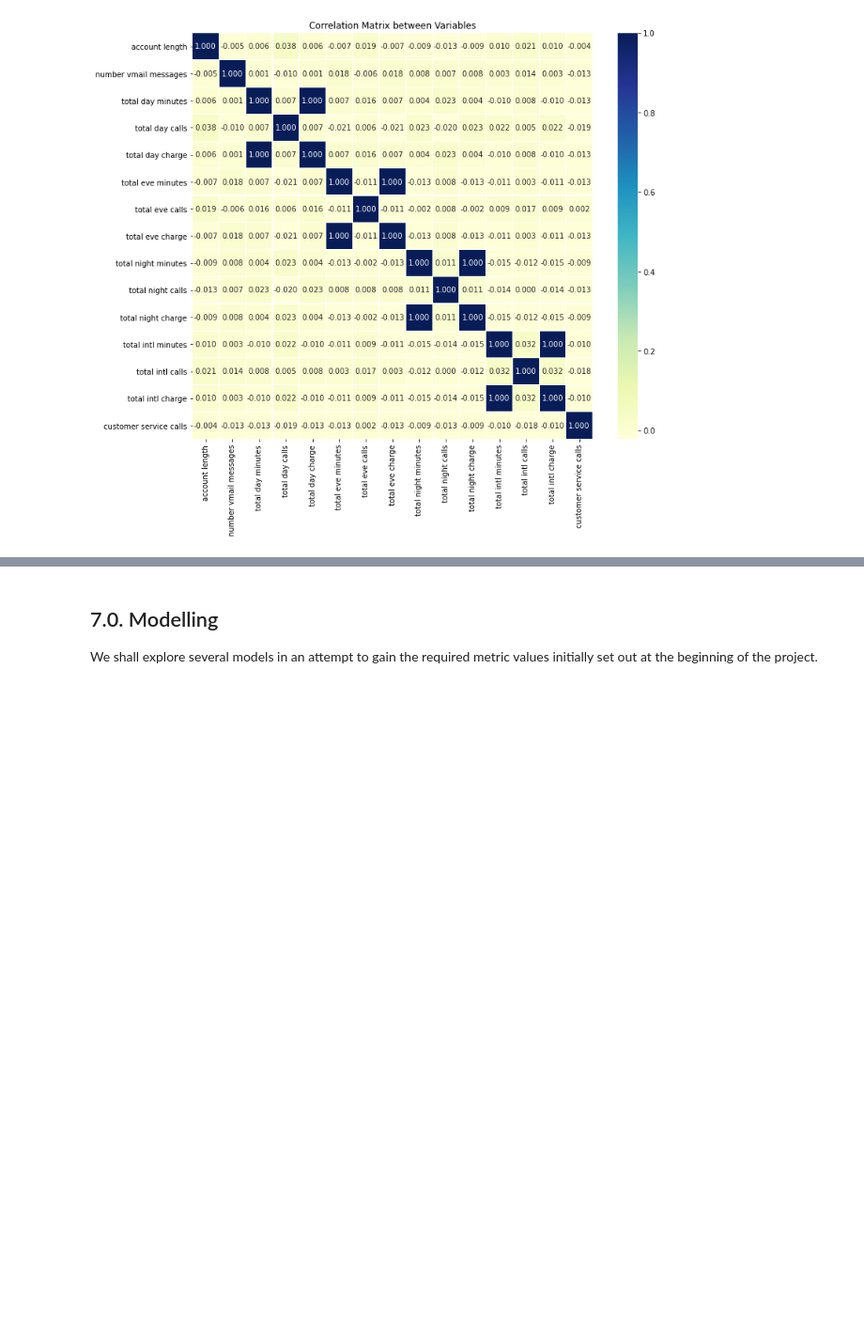
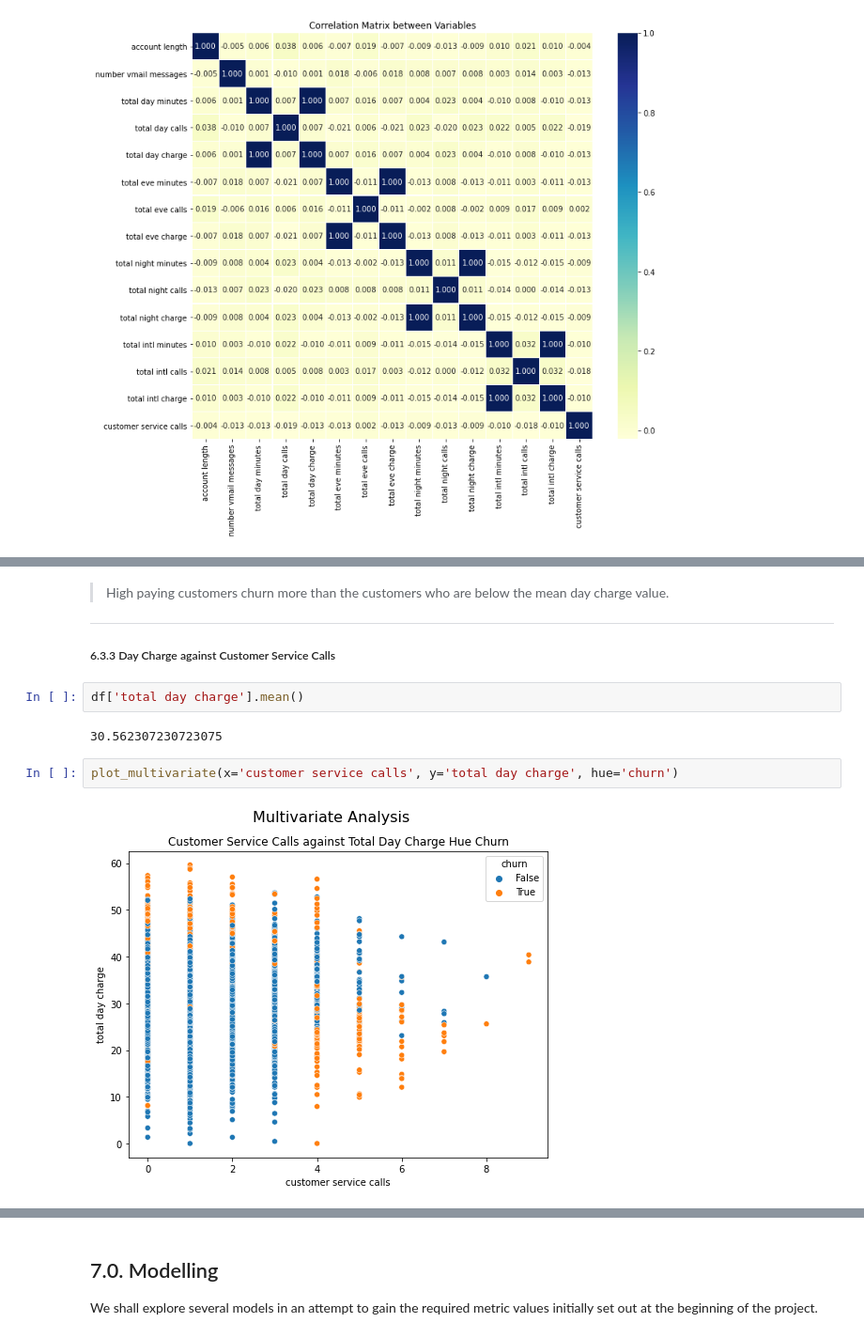
Before and after one commit to ggeorgekkariuki/syria-tel-analysis, a Jupyter notebook: index.ipynb, the cells around one changed output, grey strips where cells are left out. Shown at 94% size. Drawn from its saved outputs; the diff is of its cells as text; blank space fills up the shorter version.

```diff
--- a/index.ipynb
+++ b/index.ipynb
@@ -908,0 +924,12 @@ plt.show();
+# %% [markdown]
+> High paying customers churn more than the customers who are below the mean day charge value.
+***
+##### 6.3.3 Day Charge against Customer Service Calls
+# %%
+df['total day charge'].mean()
+# %% [output]
+30.562307230723075
+# %%
+plot_multivariate(x='customer service calls', y='total day charge', hue='churn')
+# %% [output]
+[figure, added]
```
Also changed, not shown: parts of 5 cells of this notebook.
